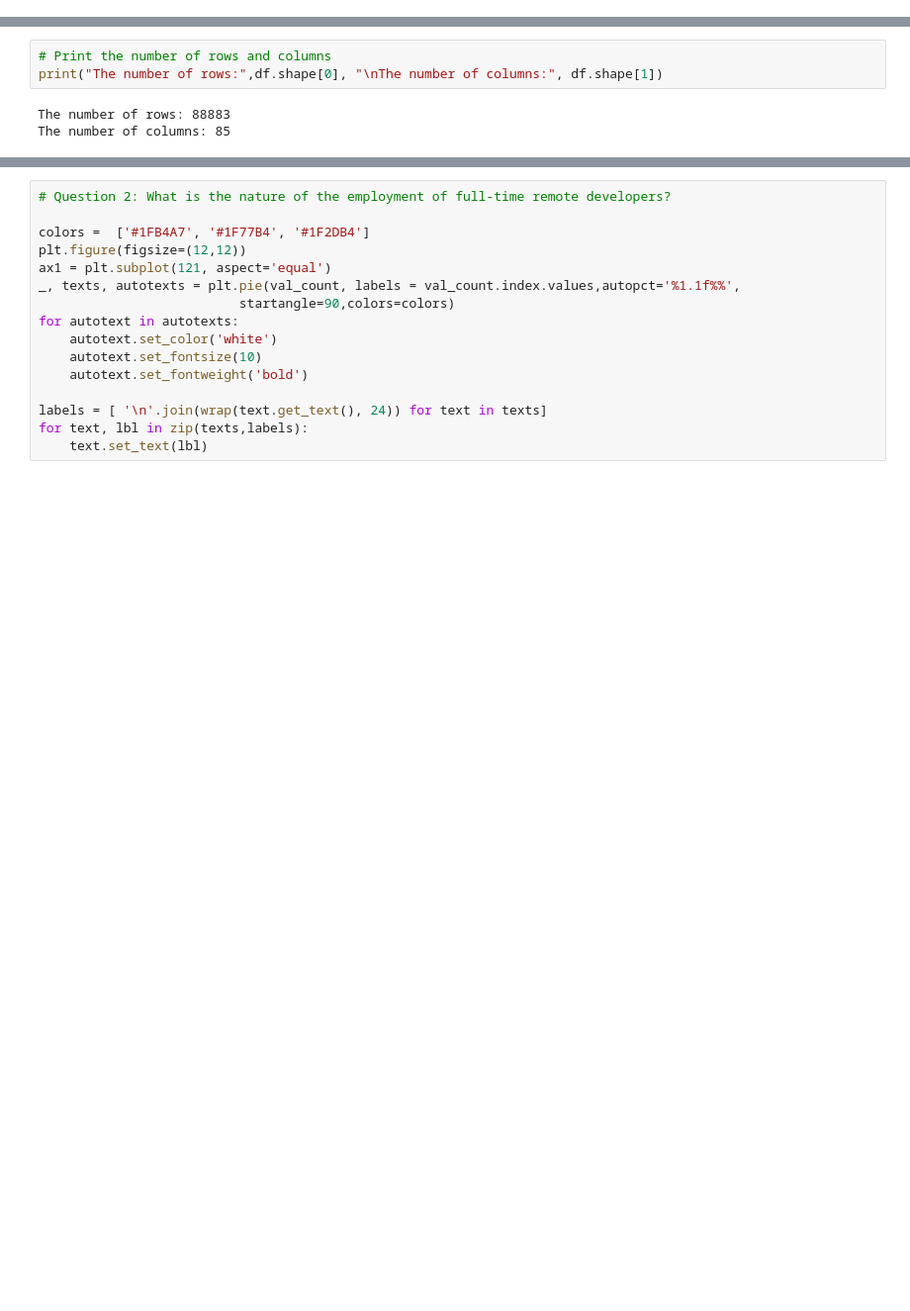
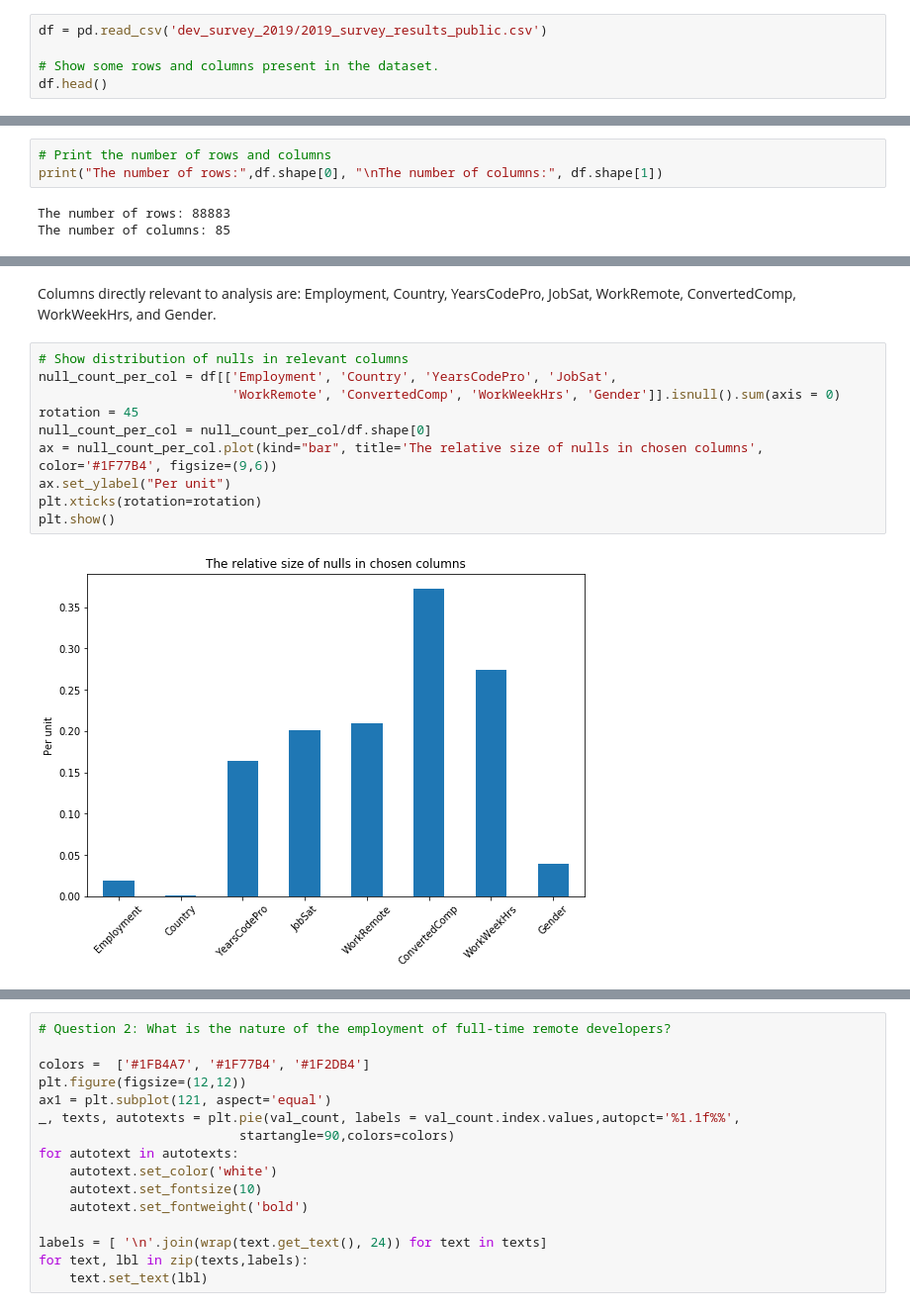
Before and after one commit to itoro-michael/Data-Science-Blog-Post, a Jupyter notebook: Remote_Developers.ipynb, the cells around one changed output, grey strips where cells are left out. Shown at 99% size. Cells and saved outputs as stored; diff of their text form; blank space fills up the shorter version.

```diff
--- a/Remote_Developers.ipynb
+++ b/Remote_Developers.ipynb
@@ -31,0 +29,5 @@ df.describe()
+# %%
+df = pd.read_csv('dev_survey_2019/2019_survey_results_public.csv')
+
+# Show some rows and columns present in the dataset.
+df.head()
@@ -37,0 +73,14 @@ The number of columns: 85
+# %% [markdown]
+Columns directly relevant to analysis are: Employment, Country, YearsCodePro, JobSat, WorkRemote, ConvertedComp, WorkWeekHrs, and Gender.
+# %%
+# Show distribution of nulls in relevant columns
+null_count_per_col = df[['Employment', 'Country', 'YearsCodePro', 'JobSat',
+                         'WorkRemote', 'ConvertedComp', 'WorkWeekHrs', 'Gender']].isnull().sum(axis = 0)
+rotation = 45
+null_count_per_col = null_count_per_col/df.shape[0]
+ax = null_count_per_col.plot(kind="bar", title='The relative size of nulls in chosen columns', color='#1F77B4', figsize=(9,6))
+ax.set_ylabel("Per unit")
+plt.xticks(rotation=rotation)
+plt.show()
+# %% [output]
+[figure, added]
```
Also changed, not shown: parts of 26 cells of this notebook, 1 other file.
